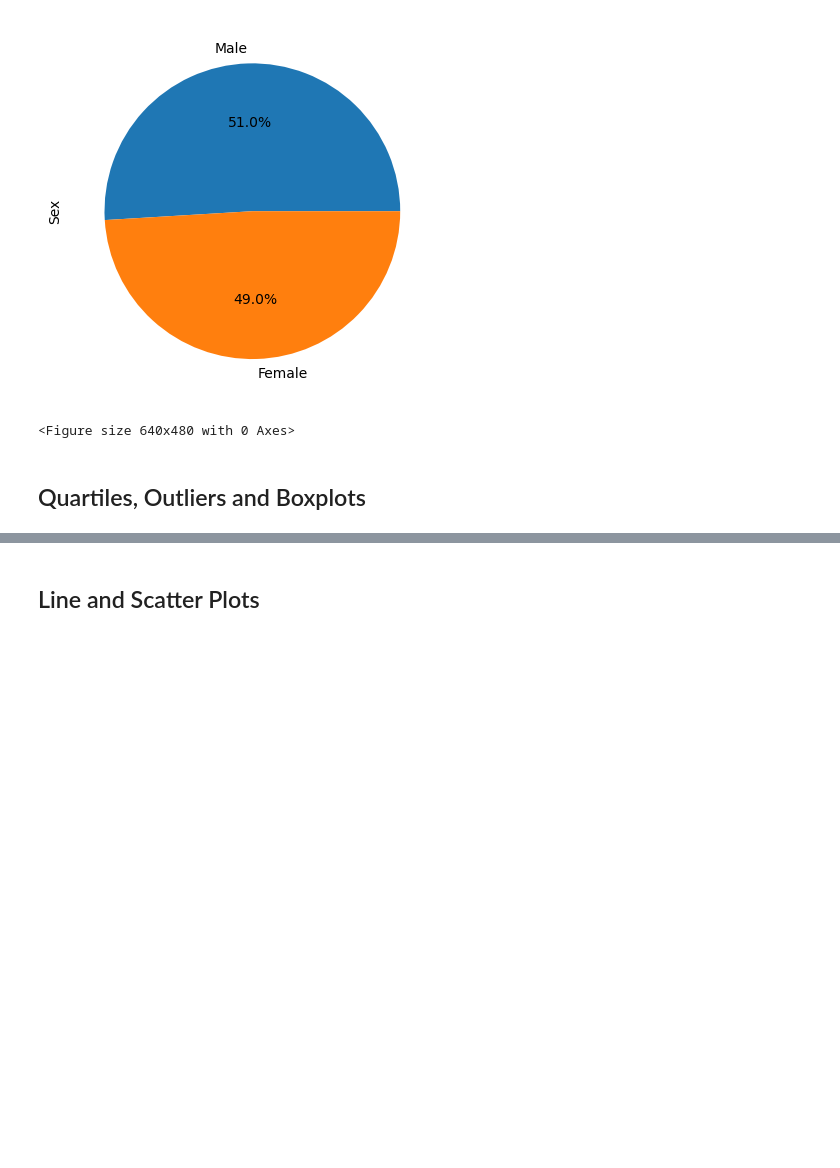
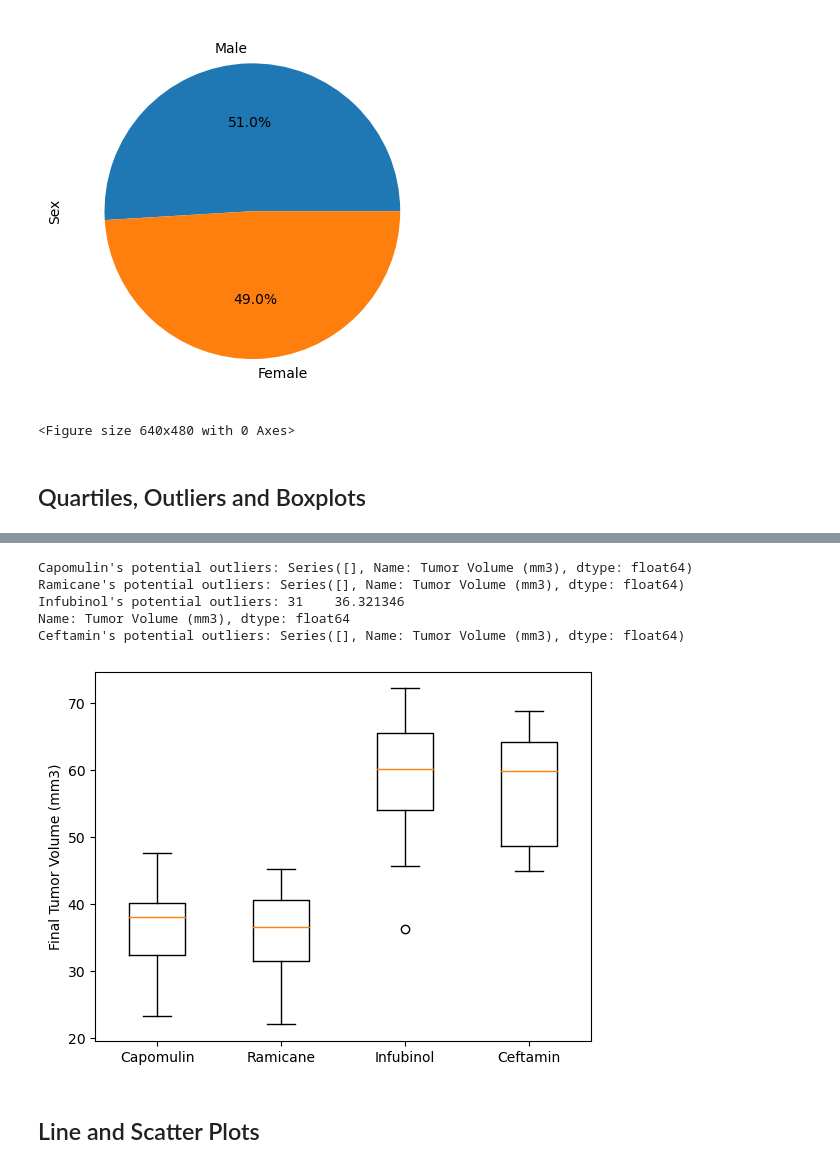
Before and after one commit to andreaira261/cancer-study-python-analysis, a Jupyter notebook: Pymaceuticals/pymaceuticals_starter.ipynb, the cells around one changed output, grey strips where cells are left out. Saved outputs shown, nothing was run; the diff lists cells and outputs as text; code cells hidden in the pictures; blank space fills up the shorter version.

```diff
--- a/Pymaceuticals/pymaceuticals_starter.ipynb
+++ b/Pymaceuticals/pymaceuticals_starter.ipynb
@@ -194,6 +195,8 @@ plt.tight_layout()
 # Capomulin, Ramicane, Infubinol, and Ceftamin
 
 # Start by getting the last (greatest) timepoint for each mouse
-
+last_timepoint = mouse_study_clean_df.groupby("Mouse ID").max()["Timepoint"]
 
 # Merge this group df with the original DataFrame to get the tumor volume at the last timepoint
+last_timepoint_df = pd.merge(last_timepoint, mouse_study_clean_df, on=("Mouse ID","Timepoint"),how="left")
+last_timepoint_df.head()
@@ -200,21 +210,46 @@ plt.tight_layout()
 # %%
 # Put treatments into a list for for loop (and later for plot labels)
+treatments = ["Capomulin", "Ramicane", "Infubinol", "Ceftamin"]
 
 
 # Create empty list to fill with tumor vol data (for plotting)
-
+tumor_vol_data = []
 
 # Calculate the IQR and quantitatively determine if there are any potential outliers.
 
+    # Locate the rows which contain mice on each drug and get the tumor volumes
+for treatment in treatments:
+    last_tumor = last_timepoint_df[last_timepoint_df["Drug Regimen"]==treatment]["Tumor Volume (mm3)"]
+    quartiles = last_tumor.quantile([.25,.5,.75])
+    lowerq = quartiles[0.25]
+    upperq = quartiles[0.75]
+    iqr = upperq-lowerq
 
-    # Locate the rows which contain mice on each drug and get the tumor volumes
-
+    lower_bound = lowerq - (1.5*iqr)
+    upper_bound = upperq + (1.5*iqr)
 
     # add subset
-
+    tumor_vol_data.append(last_tumor)
 
     # Determine outliers using upper and lower bounds
+    outliers = (last_tumor.loc[(last_tumor < lower_bound) | (last_tumor > upper_bound)])
+
+    print (f"{treatment}'s potential outliers: {outliers}")
+# %% [output]
+Capomulin's potential outliers: Series([], Name: Tumor Volume (mm3), dtype: float64)
+Ramicane's potential outliers: Series([], Name: Tumor Volume (mm3), dtype: float64)
+Infubinol's potential outliers: 31    36.321346
+Name: Tumor Volume (mm3), dtype: float64
+Ceftamin's potential outliers: Series([], Name: Tumor Volume (mm3), dtype: float64)
 # %%
 # Generate a box plot that shows the distrubution of the tumor volume for each treatment group.
+fig, ax = plt.subplots()
+ax.boxplot(tumor_vol_data)
+ax.set_xticklabels(treatments)
+ax.set_ylabel("Final Tumor Volume (mm3)")
+plt.show()
+plt.show()
+# %% [output]
+[figure, added]
 # %% [markdown]
 ## Line and Scatter Plots
```
Also changed, not shown: parts of 9 cells of this notebook.
